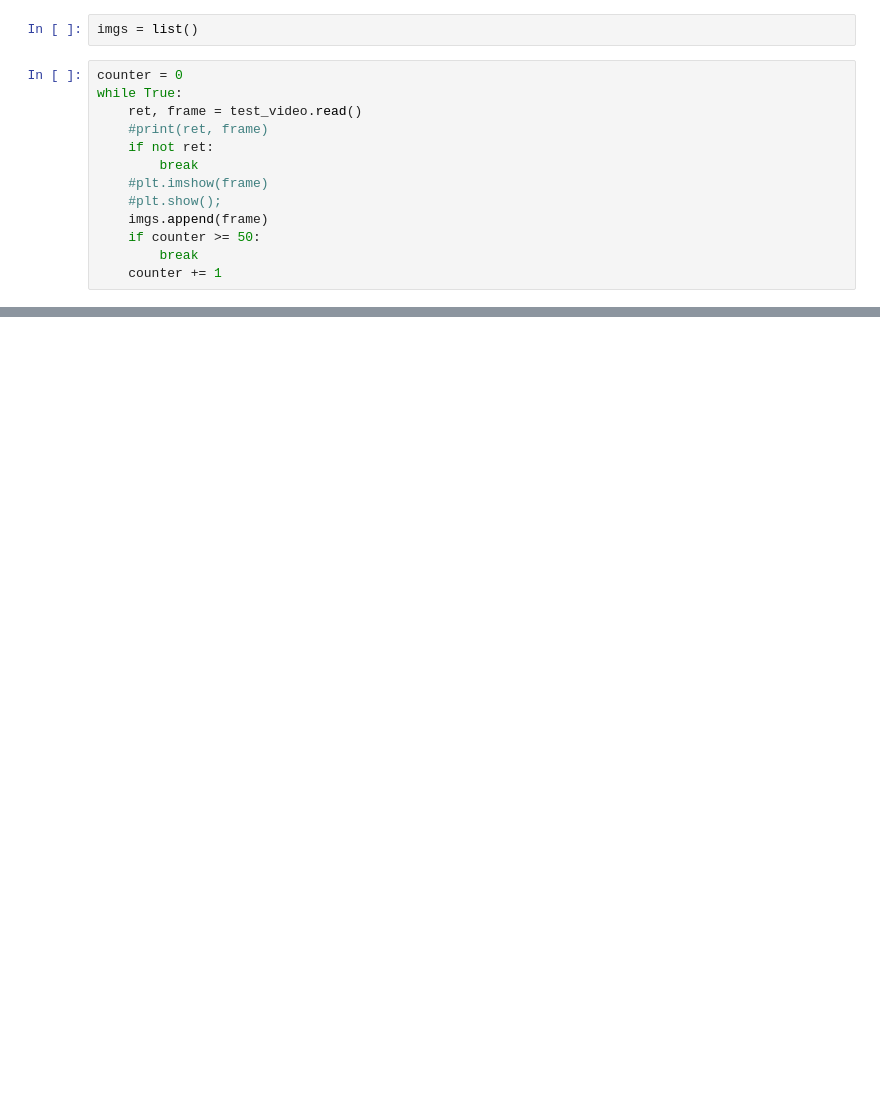
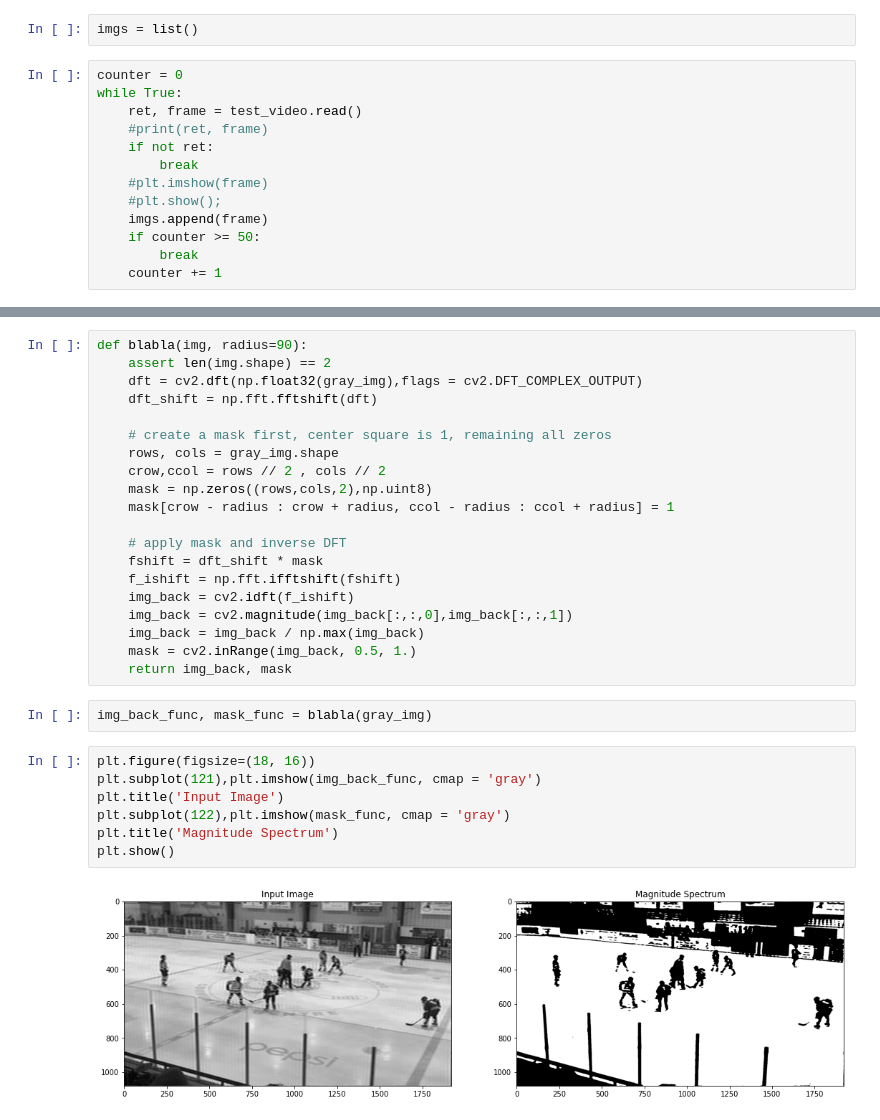
Before and after one commit to ioneuk/player-localization, a Jupyter notebook: rink-detection/rink_detection_dev.ipynb, the cells around one changed output, grey strips where cells are left out. Cells and saved outputs as stored; diff of their text form; blank space fills up the shorter version.

```diff
--- a/rink-detection/rink_detection_dev.ipynb
+++ b/rink-detection/rink_detection_dev.ipynb
@@ -57,0 +83,31 @@ plt.show()
+# %%
+def blabla(img, radius=90):
+    assert len(img.shape) == 2
+    dft = cv2.dft(np.float32(gray_img),flags = cv2.DFT_COMPLEX_OUTPUT)
+    dft_shift = np.fft.fftshift(dft)
+
+    # create a mask first, center square is 1, remaining all zeros
+    rows, cols = gray_img.shape
+    crow,ccol = rows // 2 , cols // 2
+    mask = np.zeros((rows,cols,2),np.uint8)
+    mask[crow - radius : crow + radius, ccol - radius : ccol + radius] = 1
+
+    # apply mask and inverse DFT
+    fshift = dft_shift * mask
+    f_ishift = np.fft.ifftshift(fshift)
+    img_back = cv2.idft(f_ishift)
+    img_back = cv2.magnitude(img_back[:,:,0],img_back[:,:,1])
+    img_back = img_back / np.max(img_back)
+    mask = cv2.inRange(img_back, 0.5, 1.)
+    return img_back, mask
+# %%
+img_back_func, mask_func = blabla(gray_img)
+# %%
+plt.figure(figsize=(18, 16))
+plt.subplot(121),plt.imshow(img_back_func, cmap = 'gray')
+plt.title('Input Image')
+plt.subplot(122),plt.imshow(mask_func, cmap = 'gray')
+plt.title('Magnitude Spectrum')
+plt.show()
+# %% [output]
+[figure, added]
```
Also changed, not shown: parts of 18 cells of this notebook, 1 other file.
